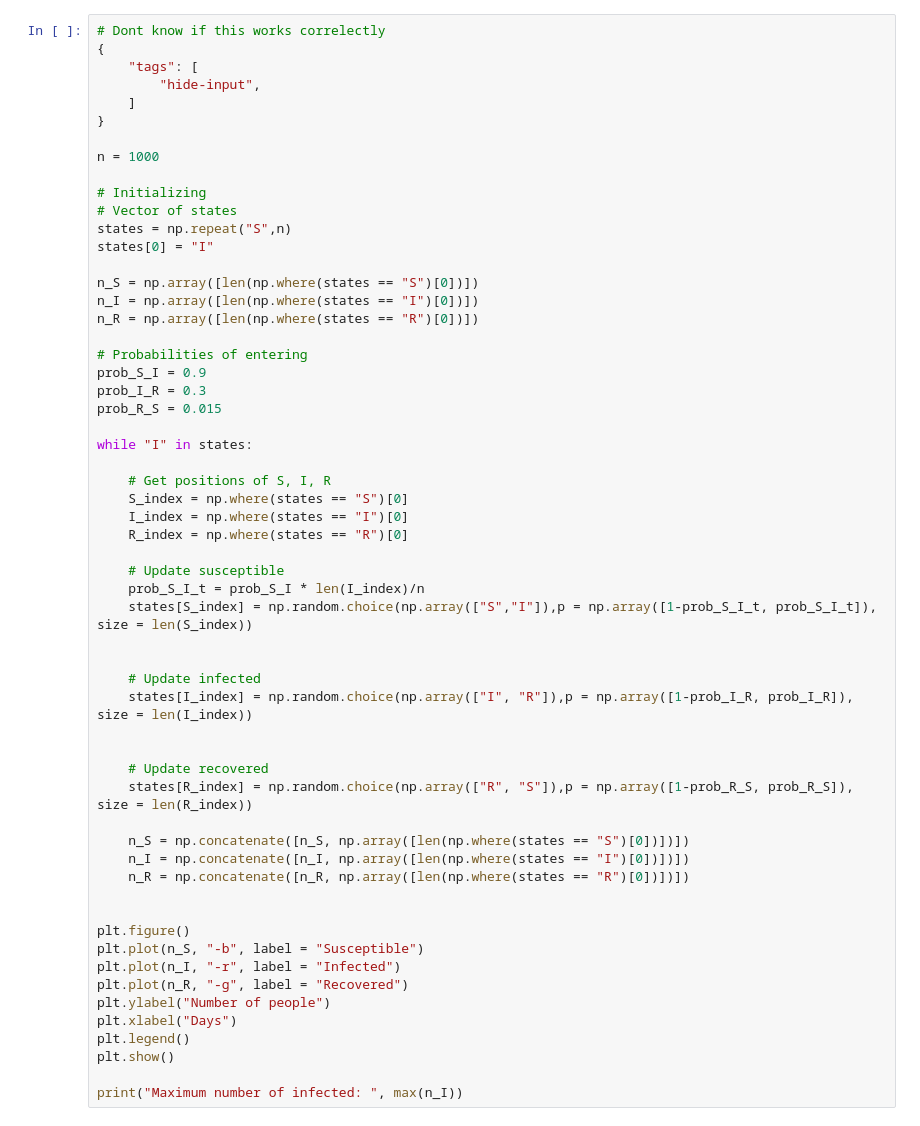
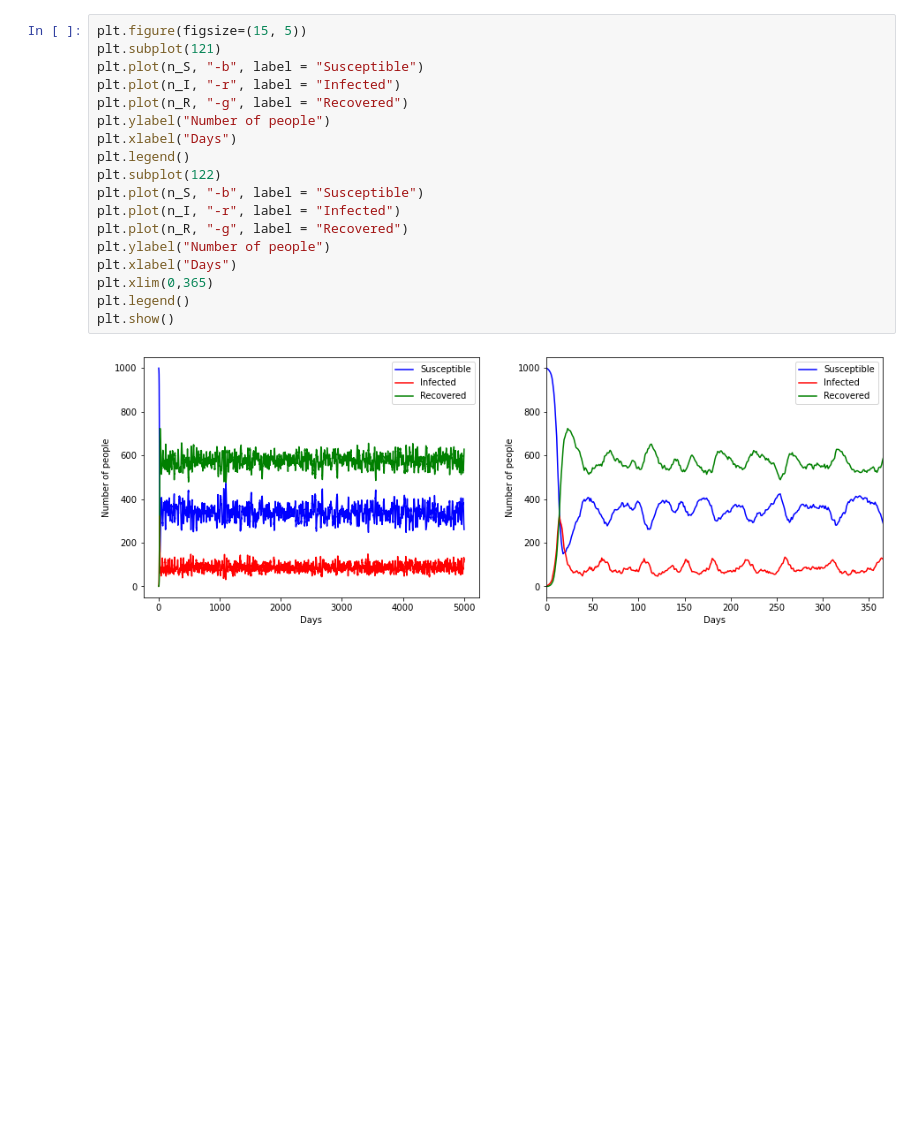
Before and after one commit to sofiehonore/Project1_breast_cancer, a Jupyter notebook: SIRS.ipynb, the cells around one changed output. Drawn from its saved outputs; the diff is of its cells as text; blank space fills up the shorter version.

```diff
--- a/SIRS.ipynb
+++ b/SIRS.ipynb
@@ -119,58 +171,20 @@ AttributeError: 'tuple' object has no attribute 'norm'
-# %%
-# Dont know if this works correlectly
-{
-    "tags": [
-        "hide-input",
-    ]
-}
-
-n = 1000
-
-# Initializing
-# Vector of states
-states = np.repeat("S",n)
-states[0] = "I"
-
-n_S = np.array([len(np.where(states == "S")[0])])
-n_I = np.array([len(np.where(states == "I")[0])])
-n_R = np.array([len(np.where(states == "R")[0])])
-
-# Probabilities of entering
-prob_S_I = 0.9
-prob_I_R = 0.3
-prob_R_S = 0.015
-
-while "I" in states:
-
-    # Get positions of S, I, R
-    S_index = np.where(states == "S")[0]
-    I_index = np.where(states == "I")[0]
-    R_index = np.where(states == "R")[0]
-
-    # Update susceptible
-    prob_S_I_t = prob_S_I * len(I_index)/n
-    states[S_index] = np.random.choice(np.array(["S","I"]),p = np.array([1-prob_S_I_t, prob_S_I_t]), size = len(S_index))
-
-
-    # Update infected
-    states[I_index] = np.random.choice(np.array(["I", "R"]),p = np.array([1-prob_I_R, prob_I_R]), size = len(I_index))
-
-
-    # Update recovered
-    states[R_index] = np.random.choice(np.array(["R", "S"]),p = np.array([1-prob_R_S, prob_R_S]), size = len(R_index))
-
-    n_S = np.concatenate([n_S, np.array([len(np.where(states == "S")[0])])])
-    n_I = np.concatenate([n_I, np.array([len(np.where(states == "I")[0])])])
-    n_R = np.concatenate([n_R, np.array([len(np.where(states == "R")[0])])])
-
-
-plt.figure()
-plt.plot(n_S, "-b", label = "Susceptible")
-plt.plot(n_I, "-r", label = "Infected")
-plt.plot(n_R, "-g", label = "Recovered")
-plt.ylabel("Number of people")
-plt.xlabel("Days")
-plt.legend()
-plt.show()
-
-print("Maximum number of infected: ", max(n_I))
+# %%
+plt.figure(figsize=(15, 5))
+plt.subplot(121)
+plt.plot(n_S, "-b", label = "Susceptible")
+plt.plot(n_I, "-r", label = "Infected")
+plt.plot(n_R, "-g", label = "Recovered")
+plt.ylabel("Number of people")
+plt.xlabel("Days")
+plt.legend()
+plt.subplot(122)
+plt.plot(n_S, "-b", label = "Susceptible")
+plt.plot(n_I, "-r", label = "Infected")
+plt.plot(n_R, "-g", label = "Recovered")
+plt.ylabel("Number of people")
+plt.xlabel("Days")
+plt.xlim(0,365)
+plt.legend()
+plt.show()
+# %% [output]
+[figure, added]
```
Also changed, not shown: parts of 7 cells of this notebook.
